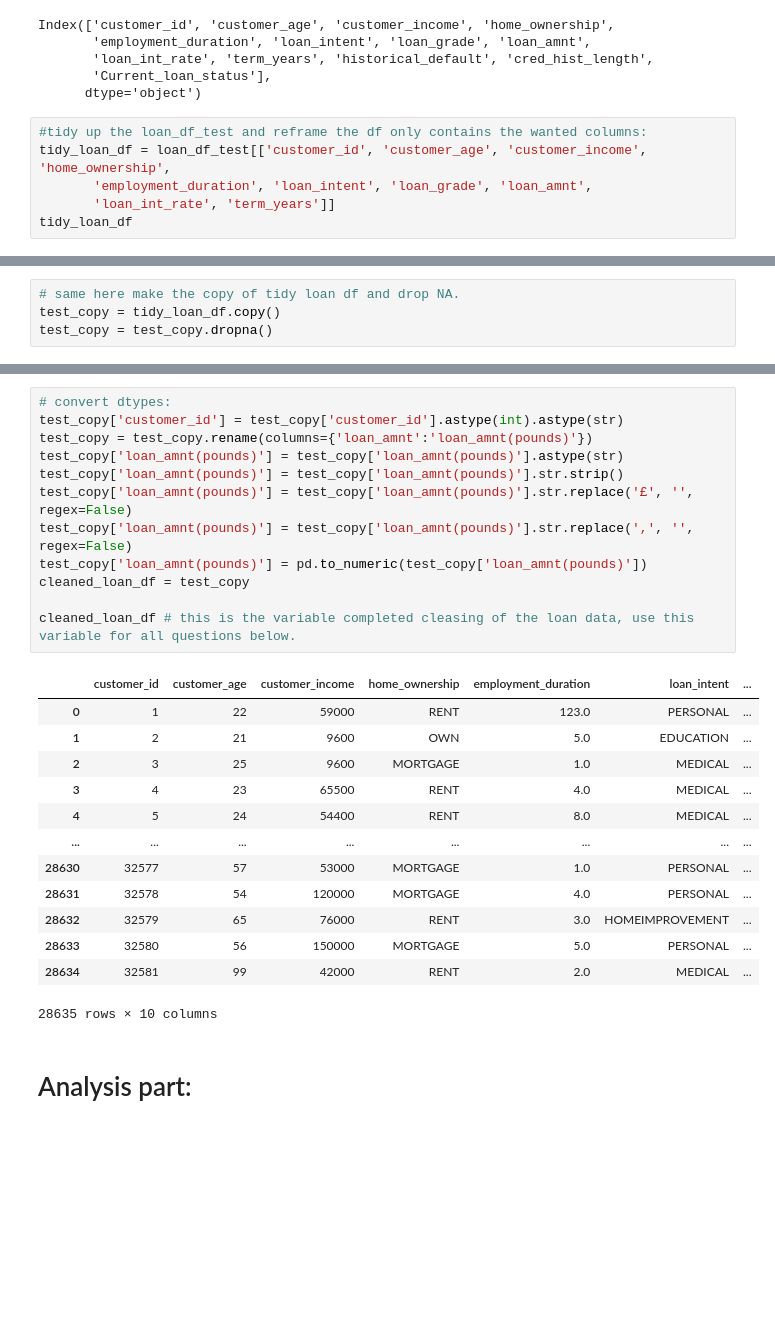
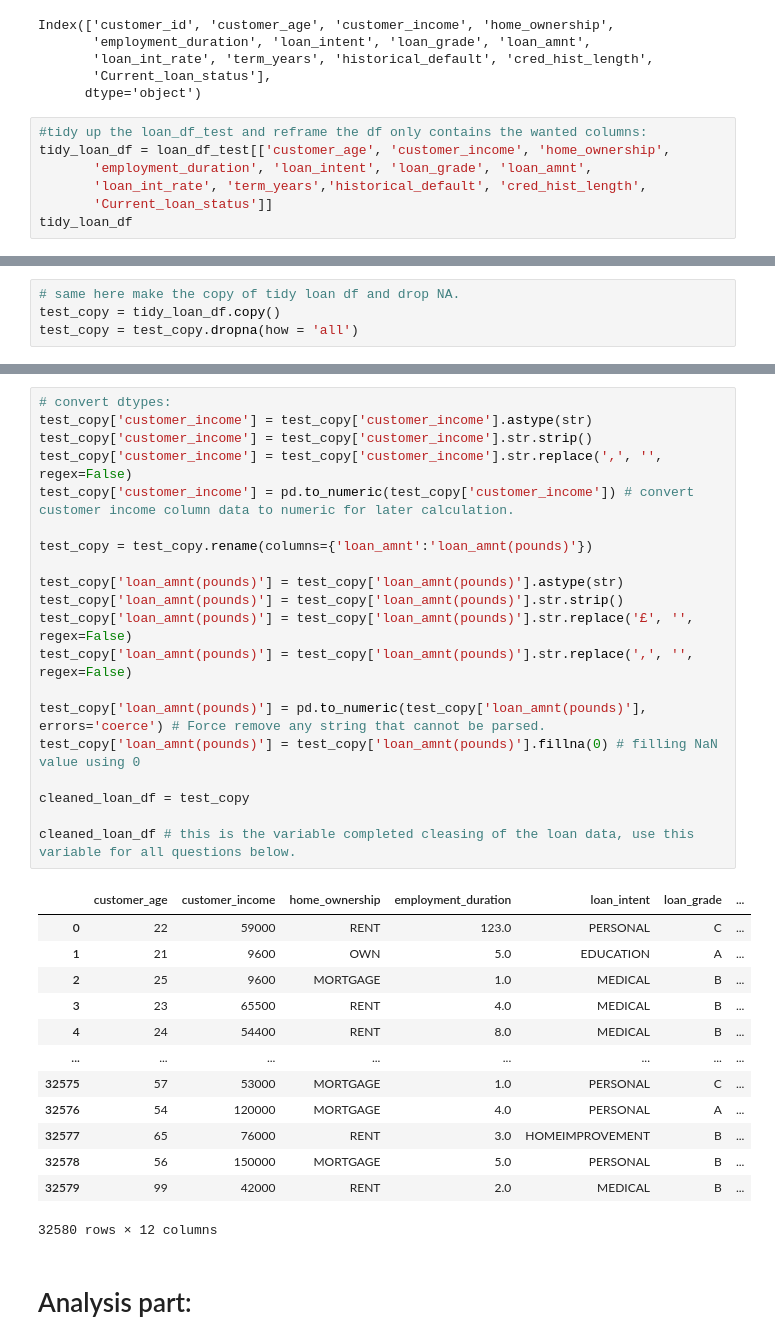
Before and after one commit to Oatsinthepine/Project_1_group8, a Jupyter notebook: Starter_notebook.ipynb, the cells around one changed output, grey strips where cells are left out. Cells and saved outputs as stored; diff of their text form; blank space fills up the shorter version.

```diff
--- a/Starter_notebook.ipynb
+++ b/Starter_notebook.ipynb
@@ -130,8 +130,9 @@ Index(['customer_id', 'customer_age', 'customer_income', 'home_ownership',
       dtype='object')
 # %%
 #tidy up the loan_df_test and reframe the df only contains the wanted columns:
-tidy_loan_df = loan_df_test[['customer_id', 'customer_age', 'customer_income', 'home_ownership',
+tidy_loan_df = loan_df_test[['customer_age', 'customer_income', 'home_ownership',
        'employment_duration', 'loan_intent', 'loan_grade', 'loan_amnt',
-       'loan_int_rate', 'term_years']]
+       'loan_int_rate', 'term_years','historical_default', 'cred_hist_length',
+       'Current_loan_status']]
 tidy_loan_df
 # %% [output]
@@ -151,7 +152,7 @@ tidy_loan_df
 # %%
 # same here make the copy of tidy loan df and drop NA.
 test_copy = tidy_loan_df.copy()
-test_copy = test_copy.dropna()
+test_copy = test_copy.dropna(how = 'all')
 # %%
 test_copy.shape
 # %% [output]
@@ -176,29 +177,37 @@ test_copy
 # %%
 # convert dtypes:
-test_copy['customer_id'] = test_copy['customer_id'].astype(int).astype(str)
+test_copy['customer_income'] = test_copy['customer_income'].astype(str)
+test_copy['customer_income'] = test_copy['customer_income'].str.strip()
+test_copy['customer_income'] = test_copy['customer_income'].str.replace(',', '', regex=False)
+test_copy['customer_income'] = pd.to_numeric(test_copy['customer_income']) # convert customer income column data to numeric for later calculation.
+
 test_copy = test_copy.rename(columns={'loan_amnt':'loan_amnt(pounds)'})
+
 test_copy['loan_amnt(pounds)'] = test_copy['loan_amnt(pounds)'].astype(str)
 test_copy['loan_amnt(pounds)'] = test_copy['loan_amnt(pounds)'].str.strip()
 test_copy['loan_amnt(pounds)'] = test_copy['loan_amnt(pounds)'].str.replace('£', '', regex=False)
 test_copy['loan_amnt(pounds)'] = test_copy['loan_amnt(pounds)'].str.replace(',', '', regex=False)
-test_copy['loan_amnt(pounds)'] = pd.to_numeric(test_copy['loan_amnt(pounds)'])
+
+test_copy['loan_amnt(pounds)'] = pd.to_numeric(test_copy['loan_amnt(pounds)'], errors='coerce') # Force remove any string that cannot be parsed.
+test_copy['loan_amnt(pounds)'] = test_copy['loan_amnt(pounds)'].fillna(0) # filling NaN value using 0
+
 cleaned_loan_df = test_copy
 
 cleaned_loan_df # this is the variable completed cleasing of the loan data, use this variable for all questions below.
 # %% [output]
-|  | customer_id | customer_age | customer_income | home_ownership | employment_duration | loan_intent | ... |
-| 0 | 1 | 22 | 59000 | RENT | 123.0 | PERSONAL | ... |
-| 1 | 2 | 21 | 9600 | OWN | 5.0 | EDUCATION | ... |
-| 2 | 3 | 25 | 9600 | MORTGAGE | 1.0 | MEDICAL | ... |
-| 3 | 4 | 23 | 65500 | RENT | 4.0 | MEDICAL | ... |
-| 4 | 5 | 24 | 54400 | RENT | 8.0 | MEDICAL | ... |
+|  | customer_age | customer_income | home_ownership | employment_duration | loan_intent | loan_grade | ... |
+| 0 | 22 | 59000 | RENT | 123.0 | PERSONAL | C | ... |
+| 1 | 21 | 9600 | OWN | 5.0 | EDUCATION | A | ... |
+| 2 | 25 | 9600 | MORTGAGE | 1.0 | MEDICAL | B | ... |
+| 3 | 23 | 65500 | RENT | 4.0 | MEDICAL | B | ... |
+| 4 | 24 | 54400 | RENT | 8.0 | MEDICAL | B | ... |
 | ... | ... | ... | ... | ... | ... | ... | ... |
-| 28630 | 32577 | 57 | 53000 | MORTGAGE | 1.0 | PERSONAL | ... |
-| 28631 | 32578 | 54 | 120000 | MORTGAGE | 4.0 | PERSONAL | ... |
-| 28632 | 32579 | 65 | 76000 | RENT | 3.0 | HOMEIMPROVEMENT | ... |
-| 28633 | 32580 | 56 | 150000 | MORTGAGE | 5.0 | PERSONAL | ... |
-| 28634 | 32581 | 99 | 42000 | RENT | 2.0 | MEDICAL | ... |
+| 32575 | 57 | 53000 | MORTGAGE | 1.0 | PERSONAL | C | ... |
+| 32576 | 54 | 120000 | MORTGAGE | 4.0 | PERSONAL | A | ... |
+| 32577 | 65 | 76000 | RENT | 3.0 | HOMEIMPROVEMENT | B | ... |
+| 32578 | 56 | 150000 | MORTGAGE | 5.0 | PERSONAL | B | ... |
+| 32579 | 99 | 42000 | RENT | 2.0 | MEDICAL | B | ... |
-28635 rows × 10 columns
+32580 rows × 12 columns
 # %% [markdown]
 # Analysis part:
 # %% [markdown]
```
Also changed, not shown: parts of 36 cells of this notebook, 3 other files.
